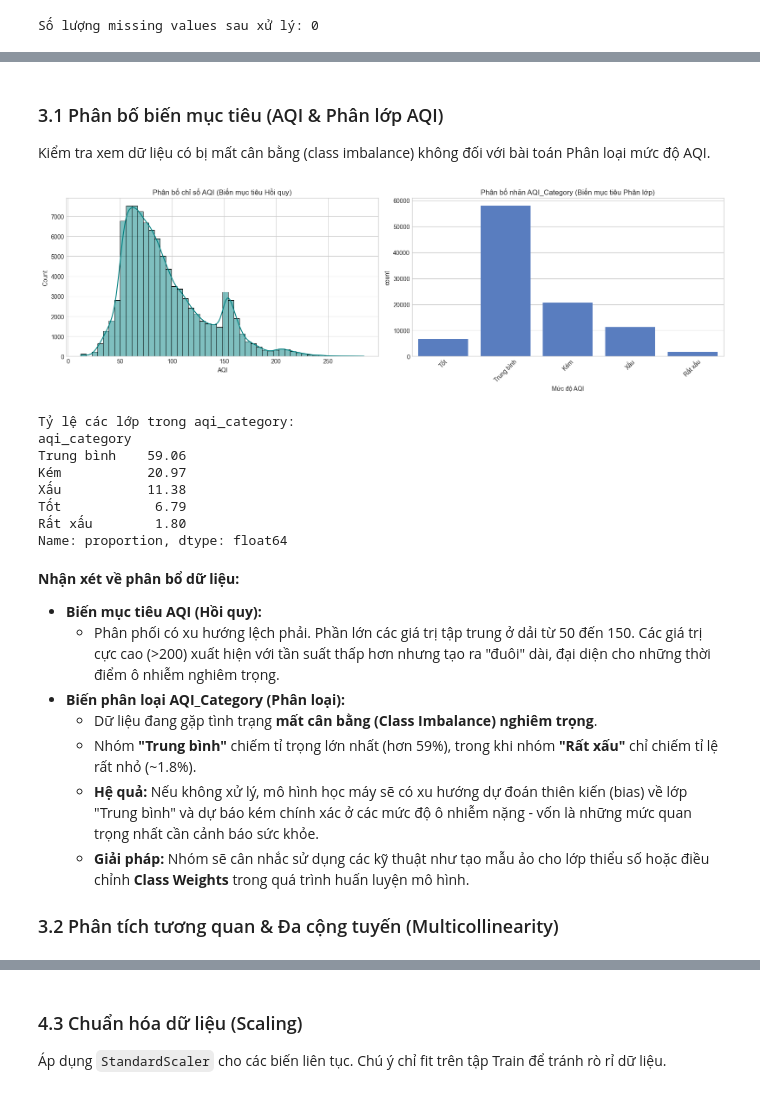
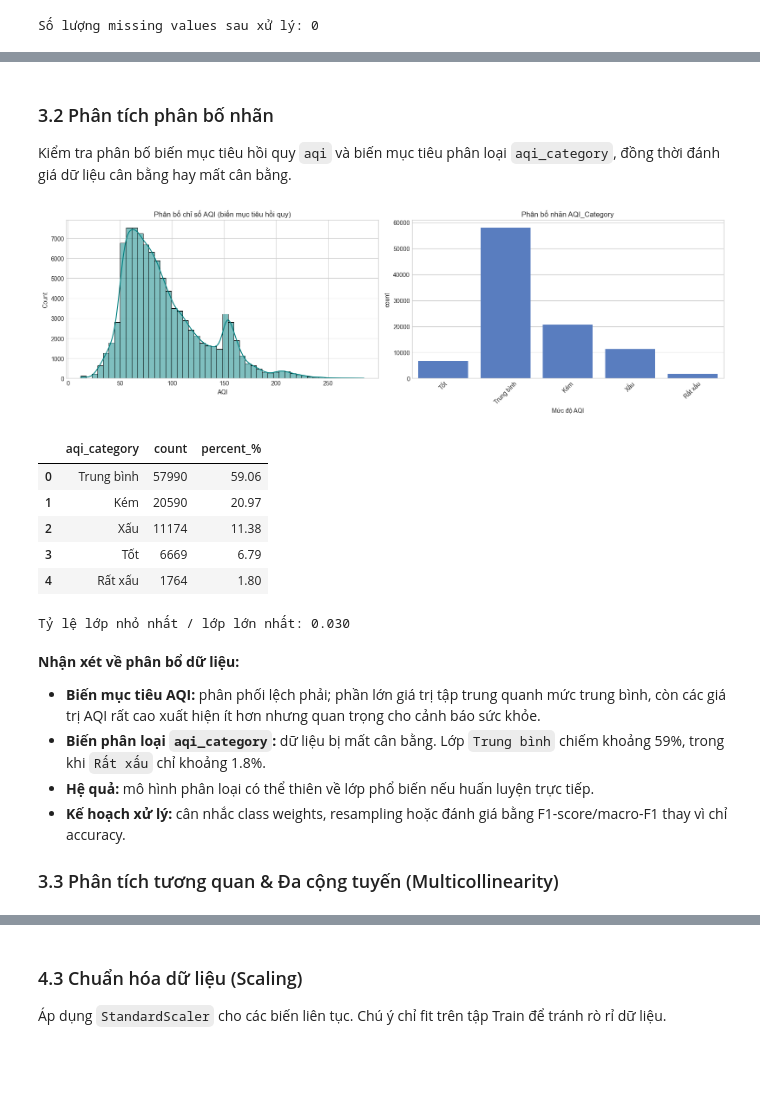
Before and after one commit to kimngoc280105/aqi-vietnam, a Jupyter notebook: code/notebook.ipynb, the cells around one changed output, grey strips where cells are left out. Saved outputs shown, nothing was run; the diff lists cells and outputs as text; code cells hidden in the pictures; blank space fills up the shorter version.

```diff
--- a/code/notebook.ipynb
+++ b/code/notebook.ipynb
@@ -206,7 +330,21 @@ Theo thống kê:
 # %%
-df.interpolate(method='linear', inplace=True)
-df.fillna(method='ffill', inplace=True) # Fill những giá trị NaN ở đầu chuỗi (nếu có)
-df.fillna(method='bfill', inplace=True)
+# Đảm bảo sort theo city + datetime trước khi interpolate
+df = df.sort_values(['city', 'datetime']).reset_index(drop=True)
+
+# Xử lý missing values THEO TỪNG THÀNH PHỐ
+# (tránh nội suy giữa các chuỗi thời gian khác nhau)
+numeric_cols = df.select_dtypes(include='number').columns
+
+df[numeric_cols] = df.groupby('city')[numeric_cols].transform(
+    lambda x: x.interpolate(method='linear')
+)
+df[numeric_cols] = df.groupby('city')[numeric_cols].transform(
+    lambda x: x.ffill()
+)
+df[numeric_cols] = df.groupby('city')[numeric_cols].transform(
+    lambda x: x.bfill()
+)
+
 print(f"Số lượng missing values sau xử lý: {df.isnull().sum().sum()}")
 # %% [output]
 Số lượng missing values sau xử lý: 0
@@ -218,53 +576,51 @@ Số lượng missing values sau xử lý: 0
 # %% [markdown]
-<a id='3-1'></a>
-### 3.1 Phân bố biến mục tiêu (AQI & Phân lớp AQI)
-Kiểm tra xem dữ liệu có bị mất cân bằng (class imbalance) không đối với bài toán Phân loại mức độ AQI.
+<a id='3-2'></a>
+### 3.2 Phân tích phân bố nhãn
+Kiểm tra phân bố biến mục tiêu hồi quy `aqi` và biến mục tiêu phân loại `aqi_category`, đồng thời đánh giá dữ liệu cân bằng hay mất cân bằng.
 # %%
 fig, ax = plt.subplots(1, 2, figsize=(16, 5))
 
 # 1. Phân bố biến liên tục AQI
 sns.histplot(df['aqi'], bins=50, kde=True, ax=ax[0], color='teal')
-ax[0].set_title('Phân bố chỉ số AQI (Biến mục tiêu Hồi quy)')
+ax[0].set_title('Phân bố chỉ số AQI (biến mục tiêu hồi quy)')
 ax[0].set_xlabel('AQI')
 
-# 2. Phân bố các nhóm AQI Category
-category_order = ["Tốt", "Trung bình", "Kém", "Xấu", "Rất xấu"]
-
-sns.countplot(data=df, x='aqi_category', order=category_order, ax=ax[1])
-ax[1].set_title('Phân bố nhãn AQI_Category (Biến mục tiêu Phân lớp)')
+# 2. Phân bố nhãn AQI Category
+category_order = ["Tốt", "Trung bình", "Kém", "Xấu", "Rất xấu", "Nguy hại"]
+present_order = [c for c in category_order if c in df['aqi_category'].unique()]
+sns.countplot(data=df, x='aqi_category', order=present_order, ax=ax[1])
+ax[1].set_title('Phân bố nhãn AQI_Category')
 ax[1].set_xlabel('Mức độ AQI')
 ax[1].tick_params(axis='x', rotation=45)
 
 plt.tight_layout()
 plt.show()
 
-# In tỷ lệ phần trăm
-print("Tỷ lệ các lớp trong aqi_category:")
-print((df['aqi_category'].value_counts(normalize=True) * 100).round(2))
+label_distribution = df['aqi_category'].value_counts().rename_axis('aqi_category').reset_index(name='count')
+label_distribution['percent_%'] = (label_distribution['count'] / len(df) * 100).round(2)
+display(label_distribution)
+
+imbalance_ratio = label_distribution['count'].min() / label_distribution['count'].max()
+print(f"Tỷ lệ lớp nhỏ nhất / lớp lớn nhất: {imbalance_ratio:.3f}")
 # %% [output]
-[figure, old version]
+[figure, new version]
+|  | aqi_category | count | percent_% |
+| 0 | Trung bình | 57990 | 59.06 |
+| 1 | Kém | 20590 | 20.97 |
+| 2 | Xấu | 11174 | 11.38 |
+| 3 | Tốt | 6669 | 6.79 |
+| 4 | Rất xấu | 1764 | 1.80 |
-Tỷ lệ các lớp trong aqi_category:
-aqi_category
-Trung bình    59.06
-Kém           20.97
-Xấu           11.38
-Tốt            6.79
-Rất xấu        1.80
-Name: proportion, dtype: float64
+Tỷ lệ lớp nhỏ nhất / lớp lớn nhất: 0.030
 # %% [markdown]
 **Nhận xét về phân bổ dữ liệu:**
 
-* **Biến mục tiêu AQI (Hồi quy):**
-    * Phân phối có xu hướng lệch phải. Phần lớn các giá trị tập trung ở dải từ 50 đến 150. Các giá trị cực cao (>200) xuất hiện với tần suất thấp hơn nhưng tạo ra "đuôi" dài, đại diện cho những thời điểm ô nhiễm nghiêm trọng.
-* **Biến phân loại AQI_Category (Phân loại):**
-    * Dữ liệu đang gặp tình trạng **mất cân bằng (Class Imbalance) nghiêm trọng**.
-    * Nhóm **"Trung bình"** chiếm tỉ trọng lớn nhất (hơn 59%), trong khi nhóm **"Rất xấu"** chỉ chiếm tỉ lệ rất nhỏ (~1.8%).
-    * **Hệ quả:** Nếu không xử lý, mô hình học máy sẽ có xu hướng dự đoán thiên kiến (bias) về lớp "Trung bình" và dự báo kém chính xác ở các mức độ ô nhiễm nặng - vốn là những mức quan trọng nhất cần cảnh báo sức khỏe.
-    * **Giải pháp:** Nhóm sẽ cân nhắc sử dụng các kỹ thuật như  tạo mẫu ảo cho lớp thiểu số hoặc điều chỉnh **Class Weights** trong quá trình huấn luyện mô hình.
+* **Biến mục tiêu AQI:** phân phối lệch phải; phần lớn giá trị tập trung quanh mức trung bình, còn các giá trị AQI rất cao xuất hiện ít hơn nhưng quan trọng cho cảnh báo sức khỏe.
+* **Biến phân loại `aqi_category`:** dữ liệu bị mất cân bằng. Lớp `Trung bình` chiếm khoảng 59%, trong khi `Rất xấu` chỉ khoảng 1.8%.
+* **Hệ quả:** mô hình phân loại có thể thiên về lớp phổ biến nếu huấn luyện trực tiếp.
+* **Kế hoạch xử lý:** cân nhắc class weights, resampling hoặc đánh giá bằng F1-score/macro-F1 thay vì chỉ accuracy.
 
-
-<a id='3-2'></a>
-### 3.2 Phân tích tương quan & Đa cộng tuyến (Multicollinearity)
+<a id='3-3'></a>
+### 3.3 Phân tích tương quan & Đa cộng tuyến (Multicollinearity)
 # %%
 plt.figure(figsize=(12, 10))
 corr_cols = ['pm25', 'pm10', 'o3', 'no2', 'so2', 'co', 'temp', 'humidity', 'wind_speed', 'precip', 'pressure', 'aqi']
```
Also changed, not shown: parts of 26 cells of this notebook, 5 other files.
